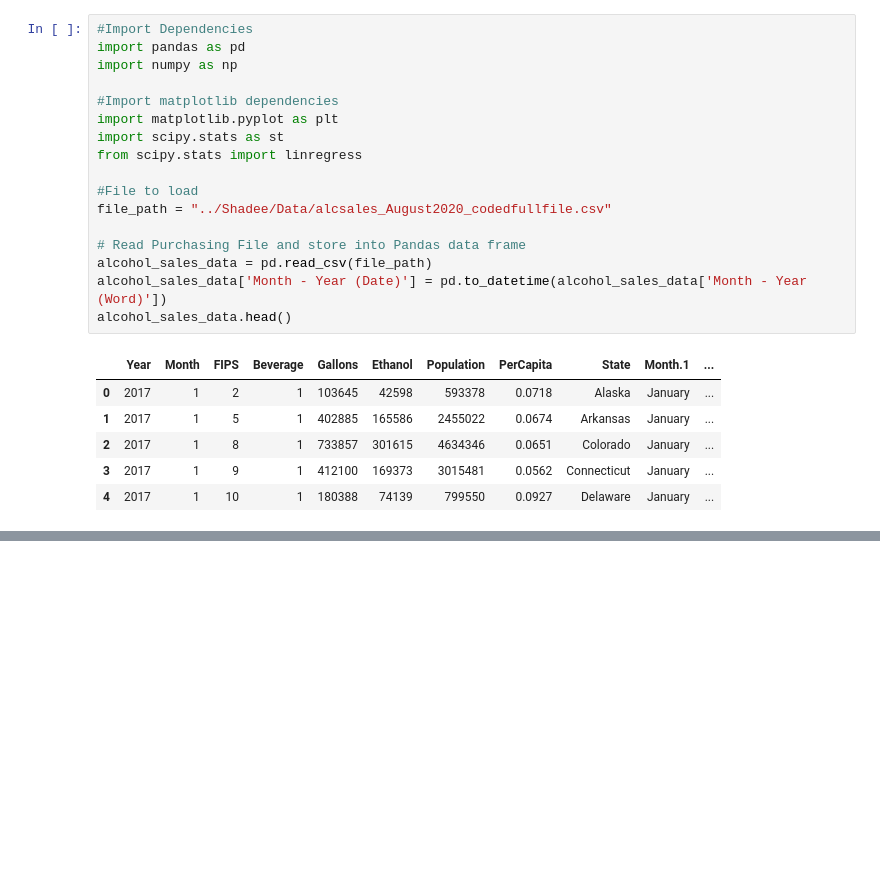
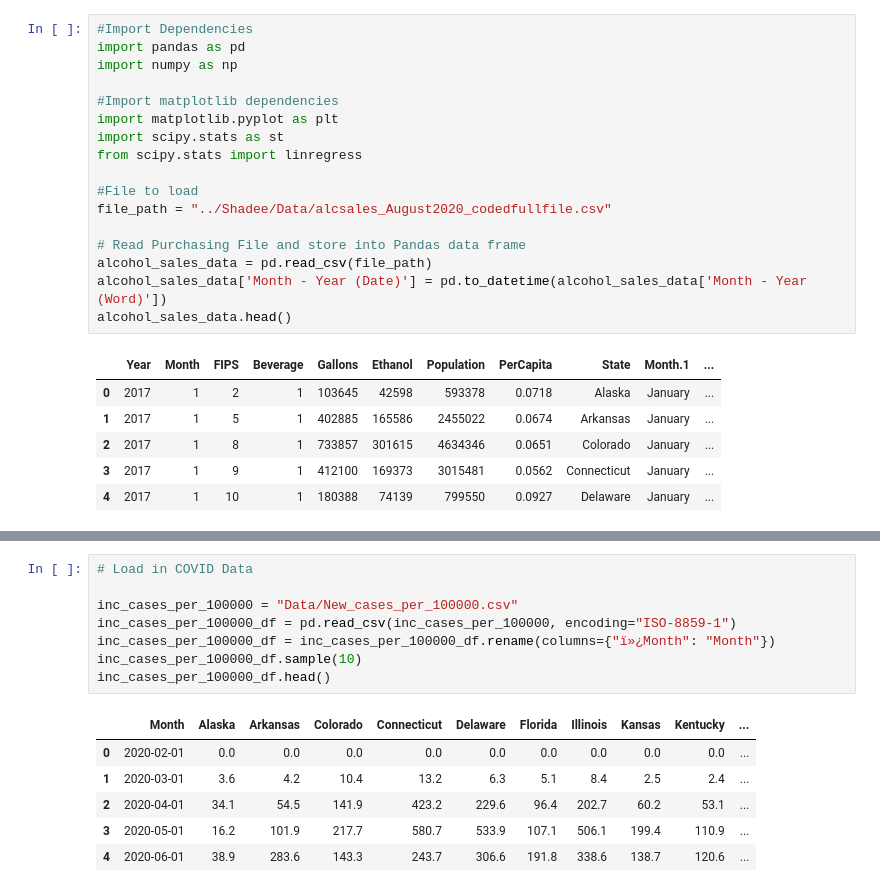
Before and after one commit to shadeetabasi/data-analysis-project-1, a Jupyter notebook: jack/Alcohol Sales Jack.ipynb, the cells around one changed output, grey strips where cells are left out. Saved outputs shown, nothing was run; the diff lists cells and outputs as text; blank space fills up the shorter version.

```diff
--- a/jack/Alcohol Sales Jack.ipynb
+++ b/jack/Alcohol Sales Jack.ipynb
@@ -24,0 +143,15 @@ alcohol_sales_data.head()
+# %%
+# Load in COVID Data
+
+inc_cases_per_100000 = "Data/New_cases_per_100000.csv"
+inc_cases_per_100000_df = pd.read_csv(inc_cases_per_100000, encoding="ISO-8859-1")
+inc_cases_per_100000_df = inc_cases_per_100000_df.rename(columns={"ï»¿Month": "Month"})
+inc_cases_per_100000_df.sample(10)
+inc_cases_per_100000_df.head()
+# %% [output]
+|  | Month | Alaska | Arkansas | Colorado | Connecticut | Delaware | Florida | Illinois | Kansas | Kentucky | ... |
+| 0 | 2020-02-01 | 0.0 | 0.0 | 0.0 | 0.0 | 0.0 | 0.0 | 0.0 | 0.0 | 0.0 | ... |
+| 1 | 2020-03-01 | 3.6 | 4.2 | 10.4 | 13.2 | 6.3 | 5.1 | 8.4 | 2.5 | 2.4 | ... |
+| 2 | 2020-04-01 | 34.1 | 54.5 | 141.9 | 423.2 | 229.6 | 96.4 | 202.7 | 60.2 | 53.1 | ... |
+| 3 | 2020-05-01 | 16.2 | 101.9 | 217.7 | 580.7 | 533.9 | 107.1 | 506.1 | 199.4 | 110.9 | ... |
+| 4 | 2020-06-01 | 38.9 | 283.6 | 143.3 | 243.7 | 306.6 | 191.8 | 338.6 | 138.7 | 120.6 | ... |
```
Also changed, not shown: parts of 8 cells of this notebook, 3 other files.
